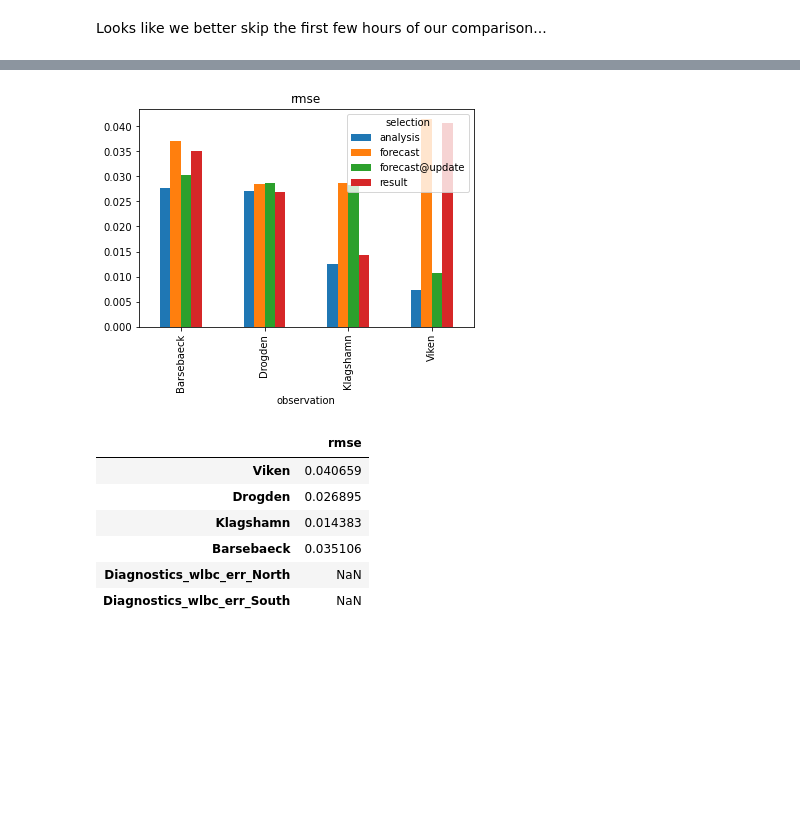
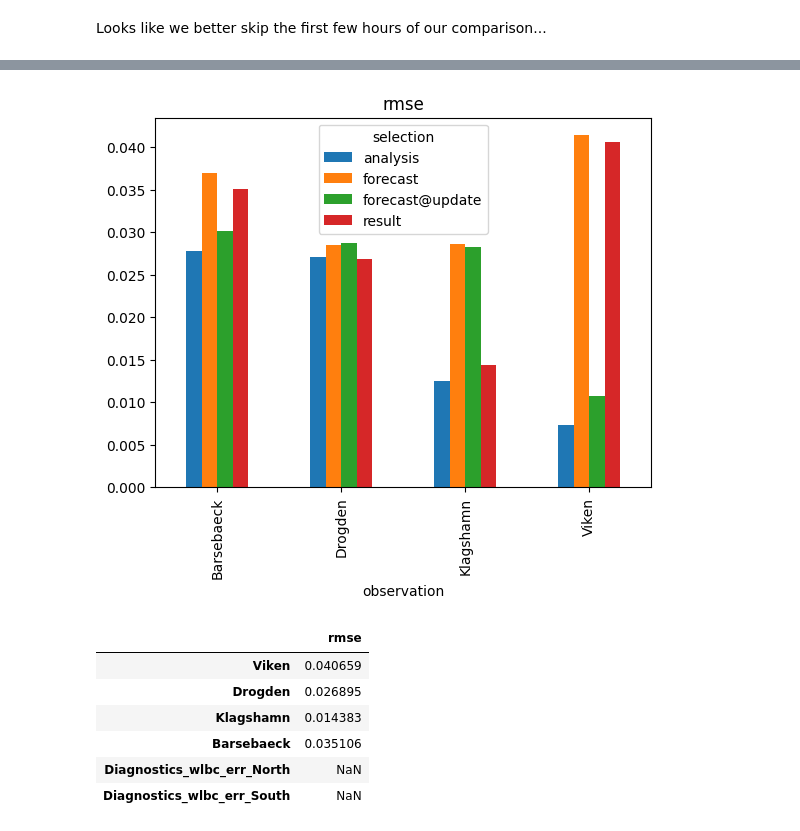
Before and after one commit to DHI/fmdap, a Jupyter notebook: notebooks/Collection_of_diagnostic_outputs.ipynb, the cells around one changed output, grey strips where cells are left out. Cells and saved outputs as stored; diff of their text form; code cells hidden in the pictures; blank space fills up the shorter version.

```diff
--- a/notebooks/Collection_of_diagnostic_outputs.ipynb
+++ b/notebooks/Collection_of_diagnostic_outputs.ipynb
@@ -11,6 +8,6 @@ from fmdap import DiagnosticCollection
 fldr = '../tests/testdata/OresundHD2D_EnKF10/'
 fn = fldr + 'OresundHD2D_EnKF10.m21fm'
 # %%
-dc = DiagnosticCollection.from_pfs(fn, folder=fldr)
+dc = DiagnosticCollection.from_PfsDocument(fn, folder=fldr)
 dc
 # %% [output]
@@ -53,7 +43,7 @@ dc.result.skill(start="2018-3-4 6:00").style()
 # %%
-dc.skill().plot_bar("rmse",level=1);
+dc.skill().rmse.plot.bar(level=1);
 # %% [output]
-[figure, old version]
+[figure, new version]
 # %%
 dc.result.rmse
 # %% [output]
```
Also changed, not shown: parts of 6 cells of this notebook, 14 other files.
